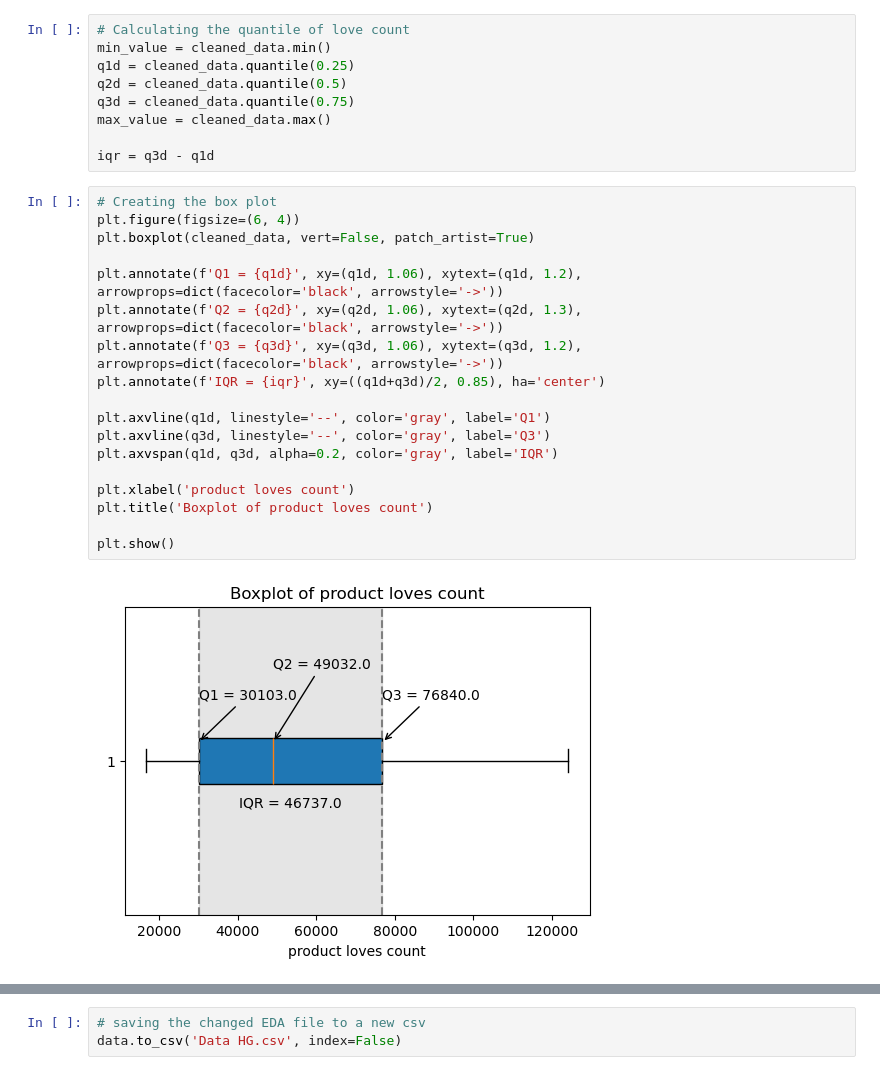
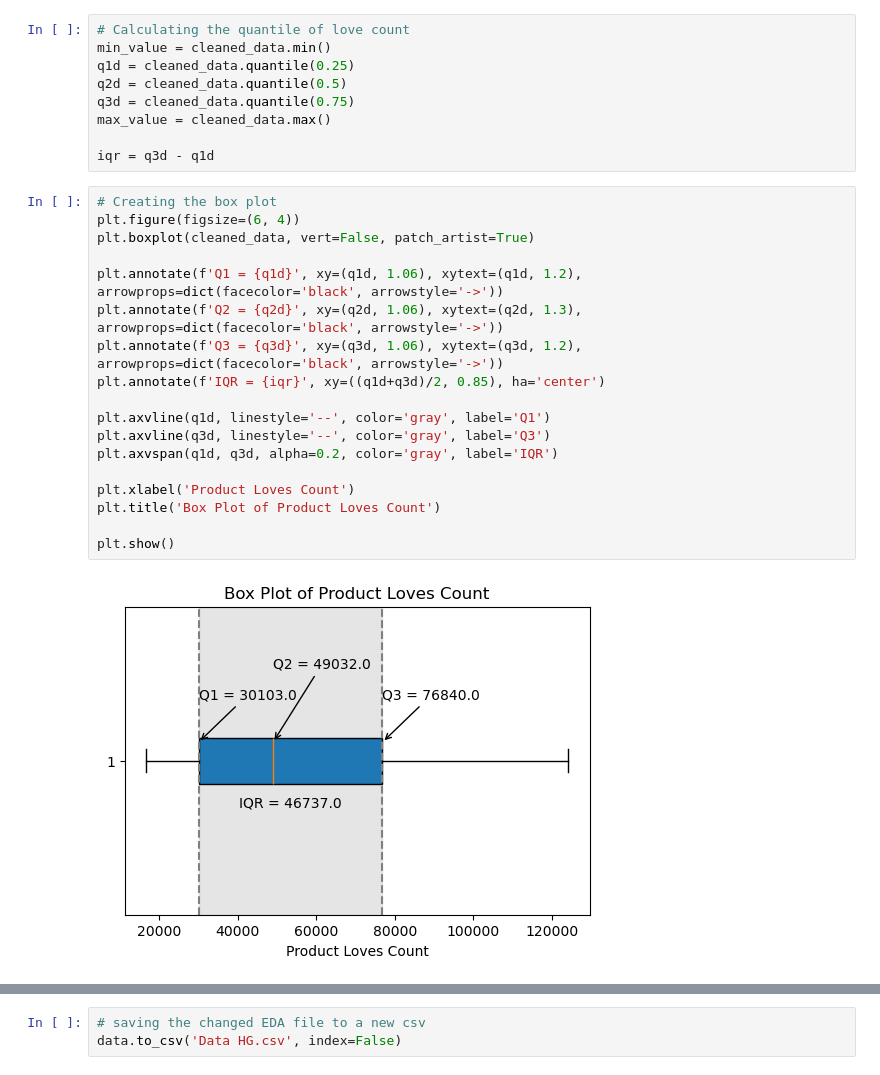
Before and after one commit to FTDS-assignment-bay/p2-final-project-ftds-006-bsd-group-006, a Jupyter notebook: Final_Project_EDA.ipynb, the cells around one changed output, grey strips where cells are left out. Saved outputs shown, nothing was run; the diff lists cells and outputs as text.

```diff
--- a/Final_Project_EDA.ipynb
+++ b/Final_Project_EDA.ipynb
@@ -347,21 +347,21 @@ iqr = q3d - q1d
 # %%
 # Creating the box plot
 plt.figure(figsize=(6, 4))
 plt.boxplot(cleaned_data, vert=False, patch_artist=True)
 
 plt.annotate(f'Q1 = {q1d}', xy=(q1d, 1.06), xytext=(q1d, 1.2), arrowprops=dict(facecolor='black', arrowstyle='->'))
 plt.annotate(f'Q2 = {q2d}', xy=(q2d, 1.06), xytext=(q2d, 1.3), arrowprops=dict(facecolor='black', arrowstyle='->'))
 plt.annotate(f'Q3 = {q3d}', xy=(q3d, 1.06), xytext=(q3d, 1.2), arrowprops=dict(facecolor='black', arrowstyle='->'))
 plt.annotate(f'IQR = {iqr}', xy=((q1d+q3d)/2, 0.85), ha='center')
 
 plt.axvline(q1d, linestyle='--', color='gray', label='Q1')
 plt.axvline(q3d, linestyle='--', color='gray', label='Q3')
 plt.axvspan(q1d, q3d, alpha=0.2, color='gray', label='IQR')
 
-plt.xlabel('product loves count')
-plt.title('Boxplot of product loves count')
+plt.xlabel('Product Loves Count')
+plt.title('Box Plot of Product Loves Count')
 
 plt.show()
 # %% [output]
-[figure, old version]
+[figure, new version]
 # %% [markdown]
```
Also changed, not shown: parts of 14 cells of this notebook.
